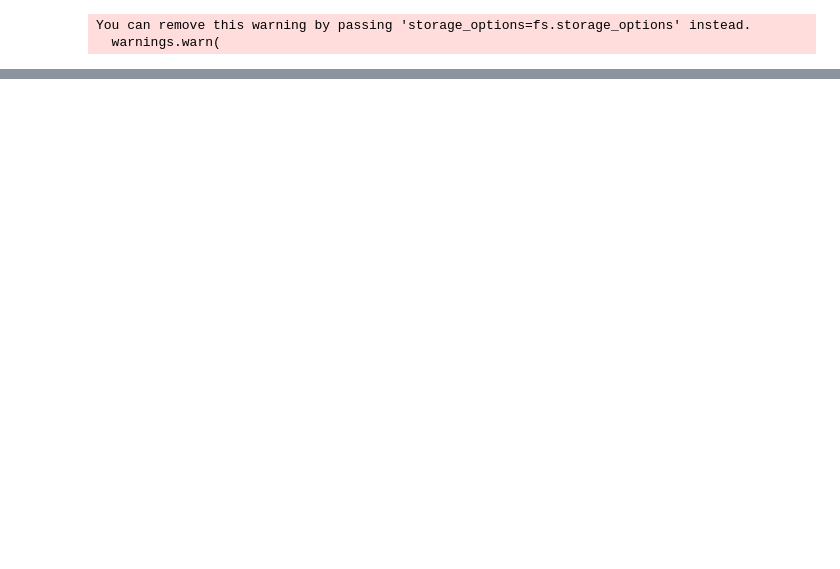
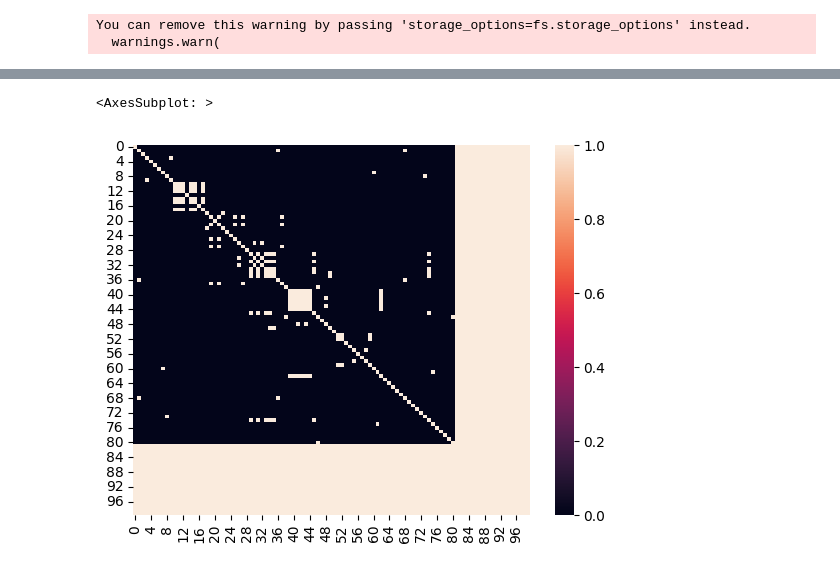
Before and after one commit to DrHB/icecube-journal, a Jupyter notebook: nbs/00_dataset.ipynb, the cells around one changed output, grey strips where cells are left out. Cells and saved outputs as stored; diff of their text form; code cells hidden in the pictures; blank space fills up the shorter version.

```diff
--- a/nbs/00_dataset.ipynb
+++ b/nbs/00_dataset.ipynb
@@ -481,7 +481,7 @@ class HuggingFaceDatasetGraphV0(Dataset):
 
 
 class HuggingFaceDatasetGraphV1(Dataset):
-    def __init__(self, ds, min_adj_distance=0.015, max_events=100):
+    def __init__(self, ds, min_adj_distance=0.05, max_events=100):
         self.ds = ds
         self.max_events = max_events
         self.mad = min_adj_distance
@@ -551,6 +551,8 @@ class HuggingFaceDatasetGraphV1(Dataset):
         return batch
 # %%
 ds = HuggingFaceDatasetGraphV1(load_from_disk('/opt/slh/icecube/data/hf_cashe/batch_1.parquet'))
+sns.heatmap(ds[np.random.randint(0, len(ds))]['adjecent_matrix'].numpy())
 #dl = DataLoader(ds, batch_size=64, shuffle=True, num_workers=4, collate_fn=collate_fn_graphv0)
 #for x in dl:
 #     break
+# %% [output]
@@ -556,0 +561,2 @@ ds = HuggingFaceDatasetGraphV1(load_from_disk('/opt/slh/icecube/data/hf_cashe/ba
+<AxesSubplot: >
+[figure, added]
```
Also changed, not shown: parts of 2 cells of this notebook, 14 other files.
